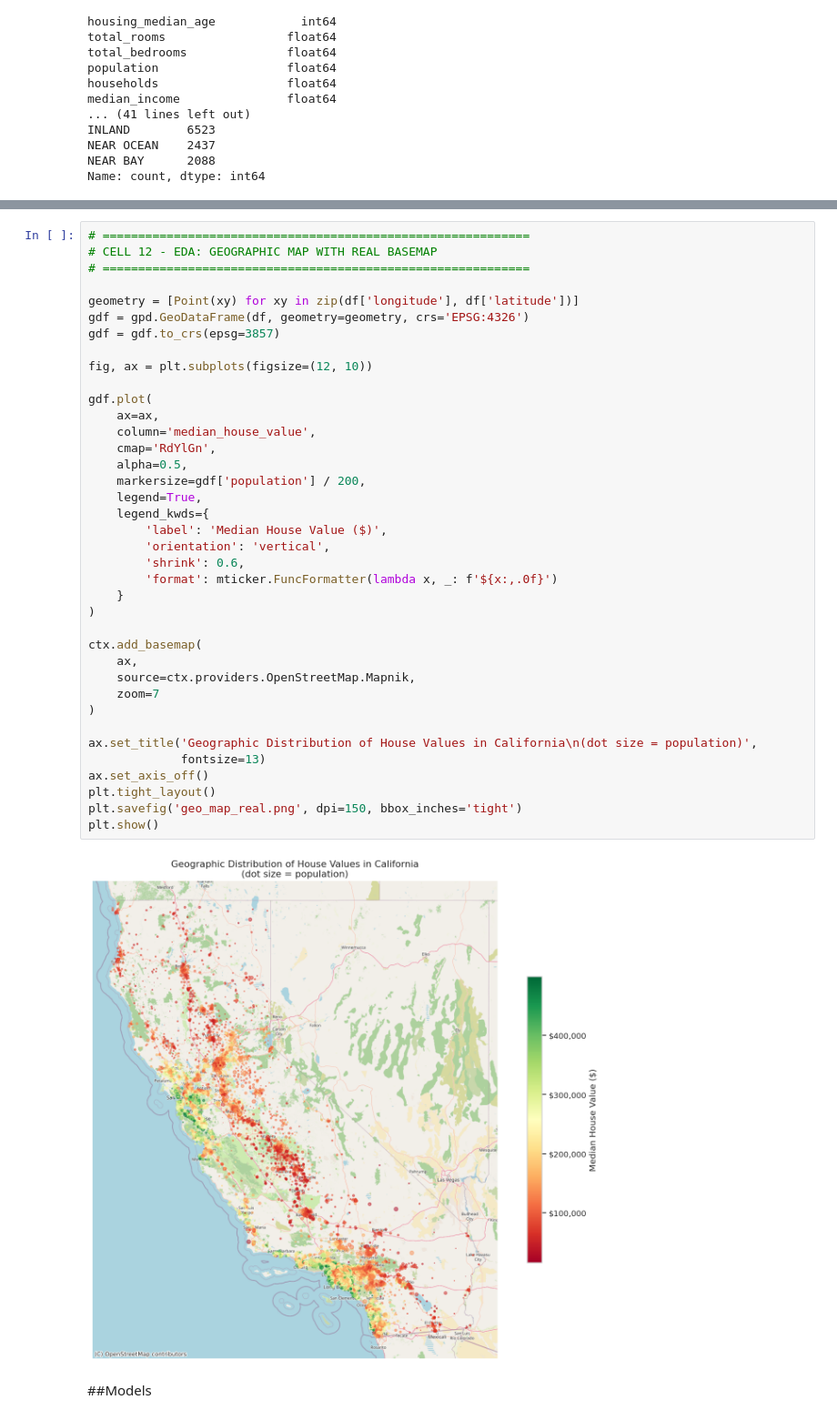
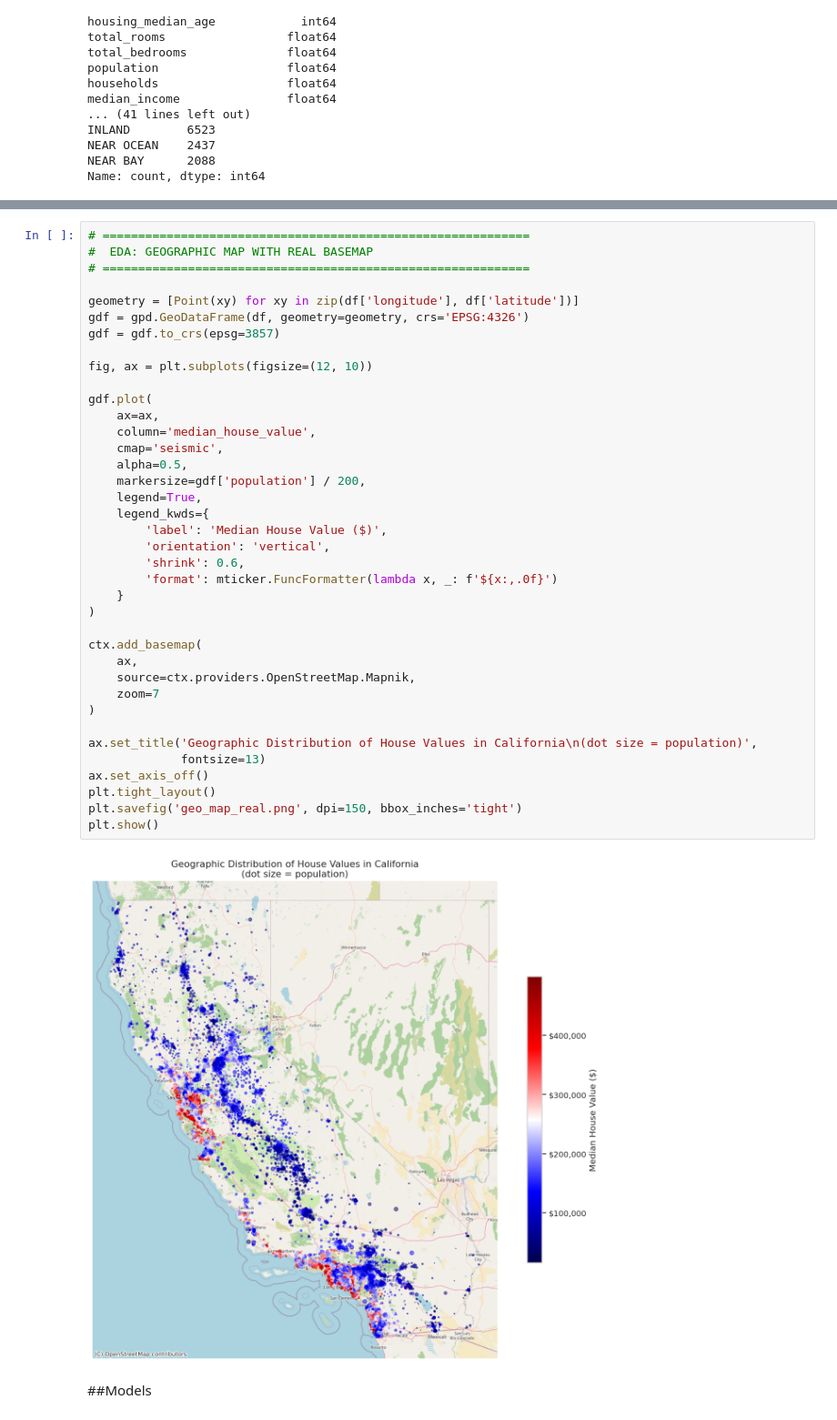
Before and after one commit to toni2174301/CFF-, a Jupyter notebook: Main.ipynb, the cells around one changed output, grey strips where cells are left out. Shown at 91% size. Saved outputs shown, nothing was run; the diff lists cells and outputs as text.

```diff
--- a/Main.ipynb
+++ b/Main.ipynb
@@ -353,7 +353,7 @@ plt.show()
 [figure]
 # %%
 # ============================================================
-# CELL 12 - EDA: GEOGRAPHIC MAP WITH REAL BASEMAP
+#  EDA: GEOGRAPHIC MAP WITH REAL BASEMAP
 # ============================================================
 
 geometry = [Point(xy) for xy in zip(df['longitude'], df['latitude'])]
@@ -362,35 +362,35 @@ gdf = gdf.to_crs(epsg=3857)
 
 fig, ax = plt.subplots(figsize=(12, 10))
 
 gdf.plot(
     ax=ax,
     column='median_house_value',
-    cmap='RdYlGn',
+    cmap='seismic',
     alpha=0.5,
     markersize=gdf['population'] / 200,
     legend=True,
     legend_kwds={
         'label': 'Median House Value ($)',
         'orientation': 'vertical',
         'shrink': 0.6,
         'format': mticker.FuncFormatter(lambda x, _: f'${x:,.0f}')
     }
 )
 
 ctx.add_basemap(
     ax,
     source=ctx.providers.OpenStreetMap.Mapnik,
     zoom=7
 )
 
 ax.set_title('Geographic Distribution of House Values in California\n(dot size = population)',
              fontsize=13)
 ax.set_axis_off()
 plt.tight_layout()
 plt.savefig('geo_map_real.png', dpi=150, bbox_inches='tight')
 plt.show()
 # %% [output]
-[figure, old version]
+[figure, new version]
 # %% [markdown]
 ##Models
 # %%
```
Also changed, not shown: parts of 14 cells of this notebook.
